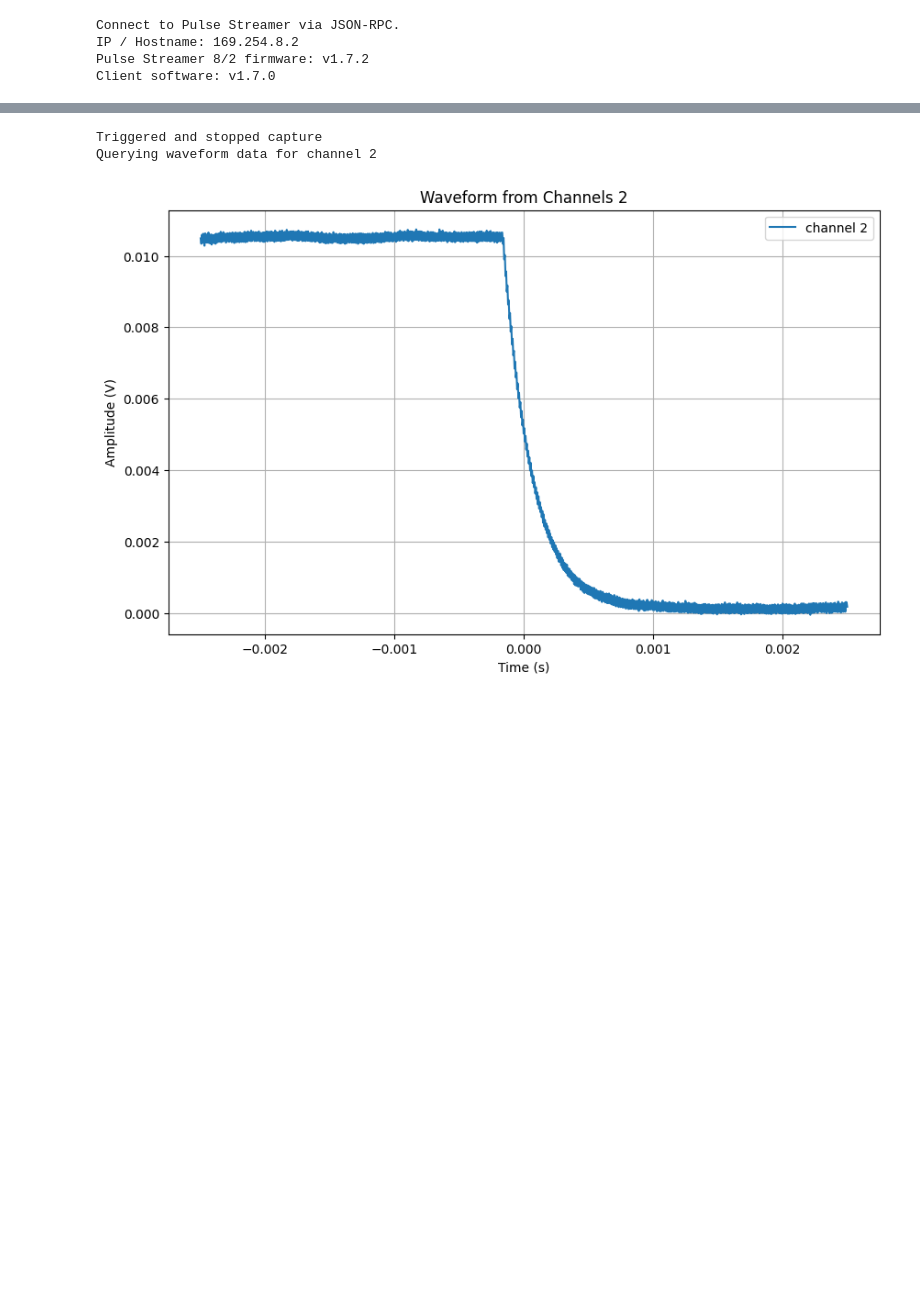
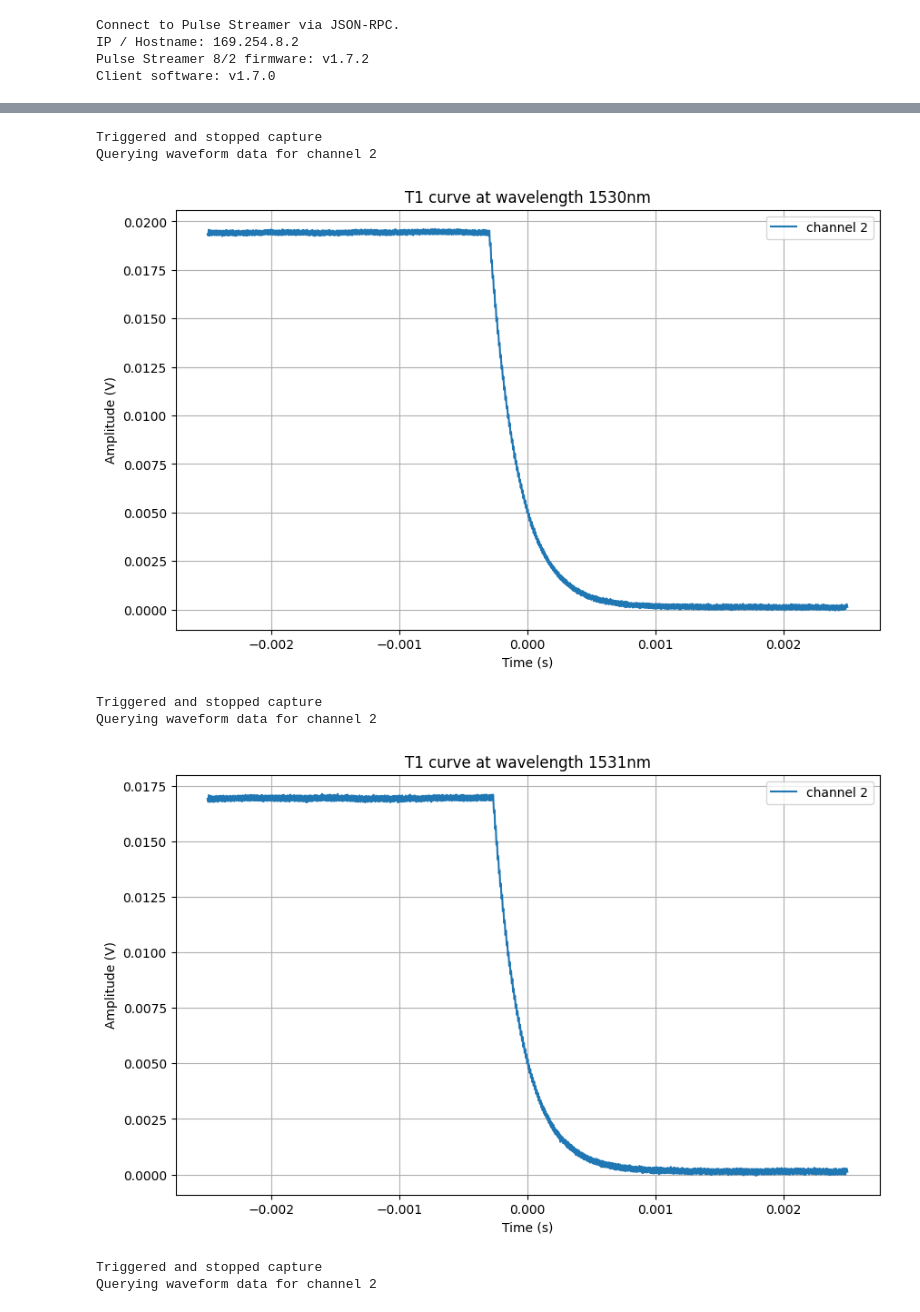
Before and after one commit to trevorlee1999/quantum-light, a Jupyter notebook: erbium_signature_base_temp_T1_measurement.ipynb, the cells around one changed output, grey strips where cells are left out. Drawn from its saved outputs; the diff is of its cells as text; code cells hidden in the pictures; blank space fills up the shorter version.

```diff
--- a/erbium_signature_base_temp_T1_measurement.ipynb
+++ b/erbium_signature_base_temp_T1_measurement.ipynb
@@ -146,7 +146,7 @@ Pulse Streamer 8/2 firmware: v1.7.2
 Client software: v1.7.0
 # %%
 # Turn on the laser
-WAV_START = 1536
+WAV_START = 1540        # TODO: Calculate this and set this correctly!
 laser_power = 13        # Set to the highest possible value due to significant losses
 
 TSL.write(":WAVelength:SWEep 0")    # Engineering reset to regular, constant-on mode
@@ -216,12 +216,8 @@ def plot_and_save_waveform(channels: list[int]):
         # Create the folder if it doesn't exist
         os.makedirs(output_folder, exist_ok=True)
 
-        if ch == 1:
-            csvfilename = os.path.join(output_folder, f"{timestamp}_triggers_ch{ch}.csv")
-            # triggercsvfilenames.append(csvfilename)
-        elif ch == 2:
-            csvfilename = os.path.join(output_folder, f"{timestamp}_optical_ch{ch}.csv")
-            # opticalcsvfilenames.append(csvfilename)
+        csvfilename = os.path.join(output_folder, f"{timestamp}_optical_at_{WAV_START}nm.csv")
+        # opticalcsvfilenames.append(csvfilename)
 
         # Save the waveform data to a CSV file
         np.savetxt(csvfilename, np.column_stack((time_axis, waveform_data)), delimiter=",", header="Time, Amplitude")
@@ -230,7 +226,7 @@ def plot_and_save_waveform(channels: list[int]):
         plt.figure(figsize=(10, 6))
         for ch in channels:
             plt.plot(waveforms[f"time_axis_ch{ch}"],  waveforms[f"waveform_ch{ch}"], label=f"channel {ch}")
-        plt.title("Waveform from Channels " + ", ".join(str(ch) for ch in channels))
+        plt.title(f"T1 curve at wavelength {WAV_START}nm")
         plt.xlabel("Time (s)")
         plt.ylabel("Amplitude (V)")
         plt.grid(True)
@@ -240,30 +236,40 @@ def plot_and_save_waveform(channels: list[int]):
 # %%
 # Acquire data by performing iterative T1 measurement
 
 waveforms = {}      # Initialise empty dictionary of waveforms for the plot_and_save_waveform function
 
-# Turn on laser to constant on mode
-TSL.write(":WAVelength:SWEep 0")
-time.sleep(0.1)
-TSL.write(":POWer:STATe 1")
-time.sleep(0.1)
+for WAV_START in range(1530,1540+1):    # for sweep
+#     Turn on laser to constant on mode
+    TSL.write(":WAVelength:SWEep 0")
+    time.sleep(0.1)
+    TSL.write(f":WAVelength {WAV_START}nm")
+    time.sleep(0.1)
+    TSL.write(":POWer:STATe 0") # Engineering reset
+    time.sleep(0.1)
+    TSL.write(":POWer:STATe 1")
+    time.sleep(0.1)
 
-oscilloscope.write(':STOP') # Quickly "engineering reset" the oscilloscope
-time.sleep(0.1)   # Small delay to let oscilloscope settle before running and arming trigger
-# print("Oscilloscope reset and running")
+    oscilloscope.write(':STOP') # Quickly "engineering reset" the oscilloscope
+    time.sleep(0.1)   # Small delay to let oscilloscope settle before running and arming trigger
+    # print("Oscilloscope reset and running")
 
-oscilloscope.write(':RUN') # Need oscilloscope to start running before it can capture anything
-time.sleep(0.1)   # The trigger will automatically start capturing once the trigger is detected
-# print("Oscilloscope still running")
+    oscilloscope.write(':RUN') # Need oscilloscope to start running before it can capture anything
+    time.sleep(0.1)   # The trigger will automatically start capturing once the trigger is detected
+    # print("Oscilloscope still running")
 
-setup_trigger(trigger_level = 0.005)
+    setup_trigger(trigger_level = 0.003)
 
-while 1:
-    if oscilloscope.query(':TRIGger:STATus?').strip() == 'TD' or oscilloscope.query(':TRIGger:STATus?').strip() == 'STOP':
-        print("Triggered and stopped capture")
-        plot_and_save_waveform(channels=[2])
-        break
+    while 1:
+        if oscilloscope.query(':TRIGger:STATus?').strip() == 'TD' or oscilloscope.query(':TRIGger:STATus?').strip() == 'STOP':
+            print("Triggered and stopped capture")
+            plot_and_save_waveform(channels=[2])
+            break
 # %% [output]
 Triggered and stopped capture
 Querying waveform data for channel 2
-[figure, old version]
+[figure, new version]
+Triggered and stopped capture
+Querying waveform data for channel 2
+[figure, added]
+Triggered and stopped capture
+Querying waveform data for channel 2
```
Also changed, not shown: parts of 5 cells of this notebook, 1 other file.
